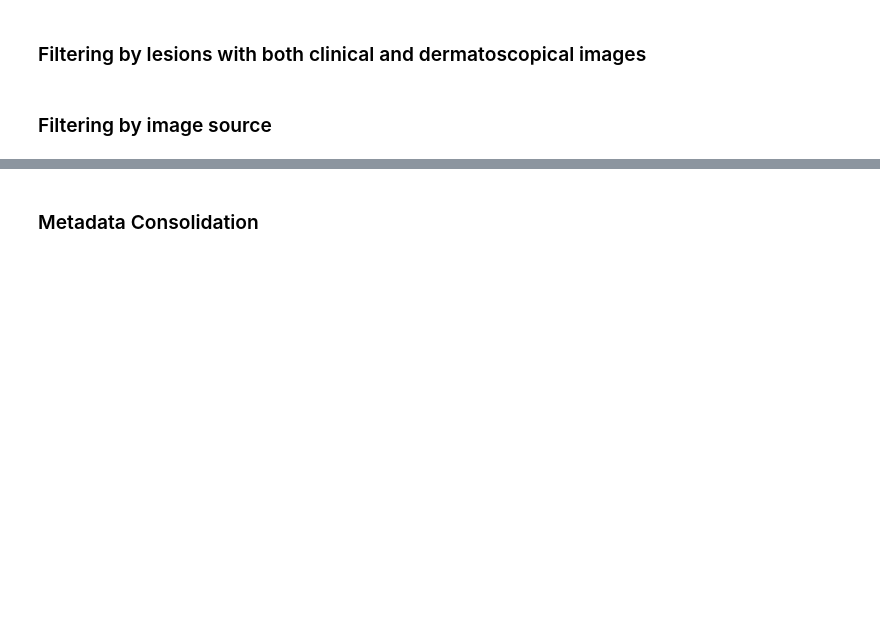
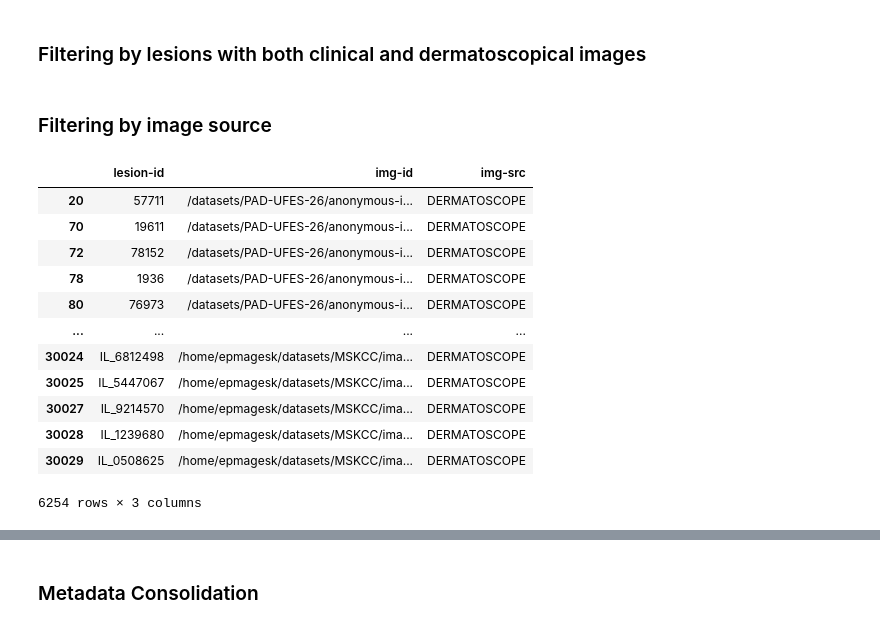
Before and after one commit to e-magesk/pipeline-IA-TCC, a Jupyter notebook: preprocess/preprocess_data.ipynb, the cells around one changed output, grey strips where cells are left out. Cells and saved outputs as stored; diff of their text form; code cells hidden in the pictures; blank space fills up the shorter version.

```diff
--- a/preprocess/preprocess_data.ipynb
+++ b/preprocess/preprocess_data.ipynb
@@ -175,3 +179,22 @@ data_csv = data_csv[data_csv['lesion-id'].isin(ids_with_both)]
 # %%
 if TYPE_IMG != "BOTH":
     data_csv = data_csv[data_csv[IMG_SRC_COLUMN] == TYPE_IMG]
+# %%
+dermoscope_df = data_csv[['lesion-id', 'img-id', 'img-src']]
+dermoscope_mask = data_csv['img-src'] == 'DERMATOSCOPE'
+dermoscope_df = dermoscope_df[dermoscope_mask]
+dermoscope_df
+# %% [output]
+|  | lesion-id | img-id | img-src |
+| 20 | 57711 | /datasets/PAD-UFES-26/anonymous-i... | DERMATOSCOPE |
+| 70 | 19611 | /datasets/PAD-UFES-26/anonymous-i... | DERMATOSCOPE |
+| 72 | 78152 | /datasets/PAD-UFES-26/anonymous-i... | DERMATOSCOPE |
+| 78 | 1936 | /datasets/PAD-UFES-26/anonymous-i... | DERMATOSCOPE |
+| 80 | 76973 | /datasets/PAD-UFES-26/anonymous-i... | DERMATOSCOPE |
+| ... | ... | ... | ... |
+| 30024 | IL_6812498 | /home/epmagesk/datasets/MSKCC/ima... | DERMATOSCOPE |
+| 30025 | IL_5447067 | /home/epmagesk/datasets/MSKCC/ima... | DERMATOSCOPE |
+| 30027 | IL_9214570 | /home/epmagesk/datasets/MSKCC/ima... | DERMATOSCOPE |
+| 30028 | IL_1239680 | /home/epmagesk/datasets/MSKCC/ima... | DERMATOSCOPE |
+| 30029 | IL_0508625 | /home/epmagesk/datasets/MSKCC/ima... | DERMATOSCOPE |
+6254 rows × 3 columns
```
Also changed, not shown: parts of 9 cells of this notebook, 13 other files.
